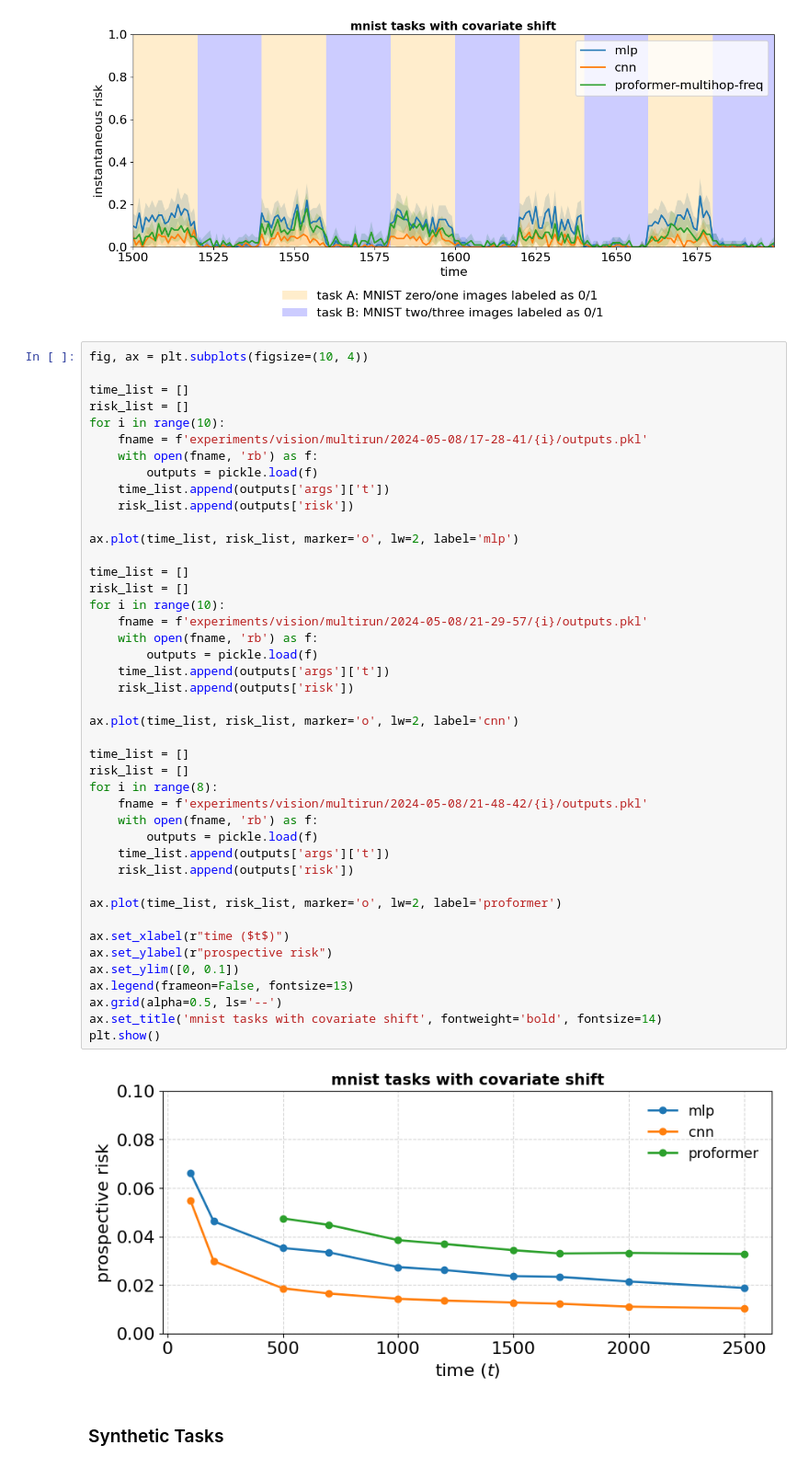
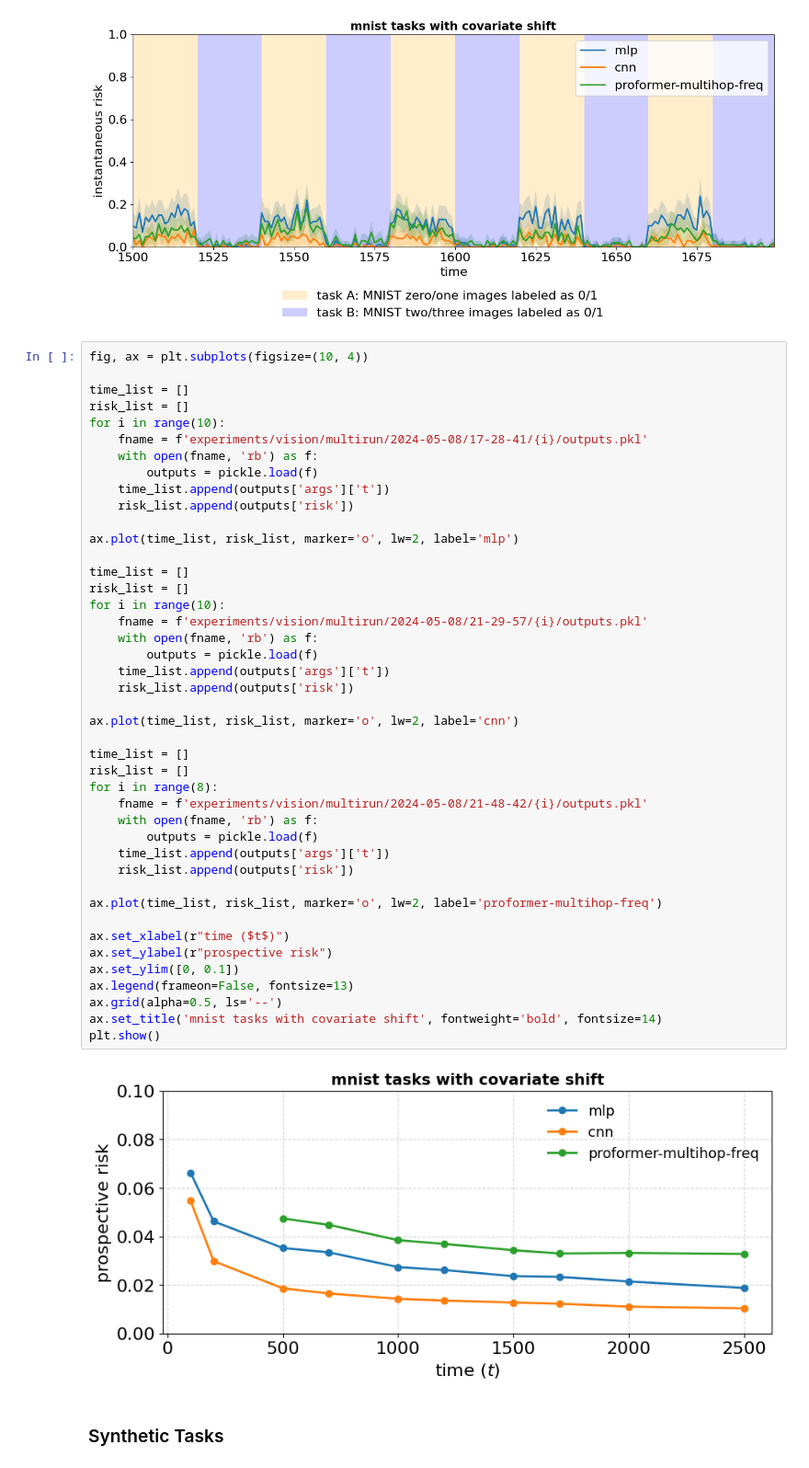
Before and after one commit to YuxinB/ProL, a Jupyter notebook: figures.ipynb, the cells around one changed output. Shown at 92% size. Drawn from its saved outputs; the diff is of its cells as text.

```diff
--- a/figures.ipynb
+++ b/figures.ipynb
@@ -110,35 +110,35 @@ ax.plot(time_list, risk_list, marker='o', lw=2, label='mlp')
 
 time_list = []
 risk_list = []
 for i in range(10):
     fname = f'experiments/vision/multirun/2024-05-08/21-29-57/{i}/outputs.pkl'
     with open(fname, 'rb') as f:
         outputs = pickle.load(f)
     time_list.append(outputs['args']['t'])
     risk_list.append(outputs['risk'])
 
 ax.plot(time_list, risk_list, marker='o', lw=2, label='cnn')
 
 time_list = []
 risk_list = []
 for i in range(8):
     fname = f'experiments/vision/multirun/2024-05-08/21-48-42/{i}/outputs.pkl'
     with open(fname, 'rb') as f:
         outputs = pickle.load(f)
     time_list.append(outputs['args']['t'])
     risk_list.append(outputs['risk'])
 
-ax.plot(time_list, risk_list, marker='o', lw=2, label='proformer')
+ax.plot(time_list, risk_list, marker='o', lw=2, label='proformer-multihop-freq')
 
 ax.set_xlabel(r"time ($t$)")
 ax.set_ylabel(r"prospective risk")
 ax.set_ylim([0, 0.1])
 ax.legend(frameon=False, fontsize=13)
 ax.grid(alpha=0.5, ls='--')
 ax.set_title('mnist tasks with covariate shift', fontweight='bold', fontsize=14)
 plt.show()
 # %% [output]
-[figure, old version]
+[figure, new version]
 # %% [markdown]
 ### Synthetic Tasks
 # %%
```
Also changed, not shown: parts of 1 cell of this notebook.
